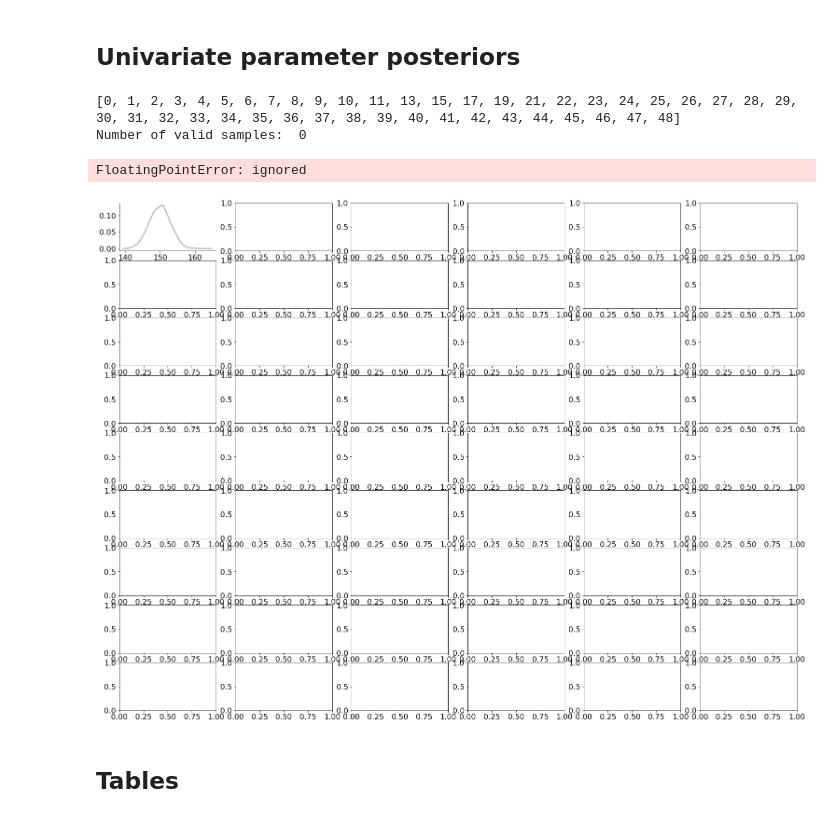
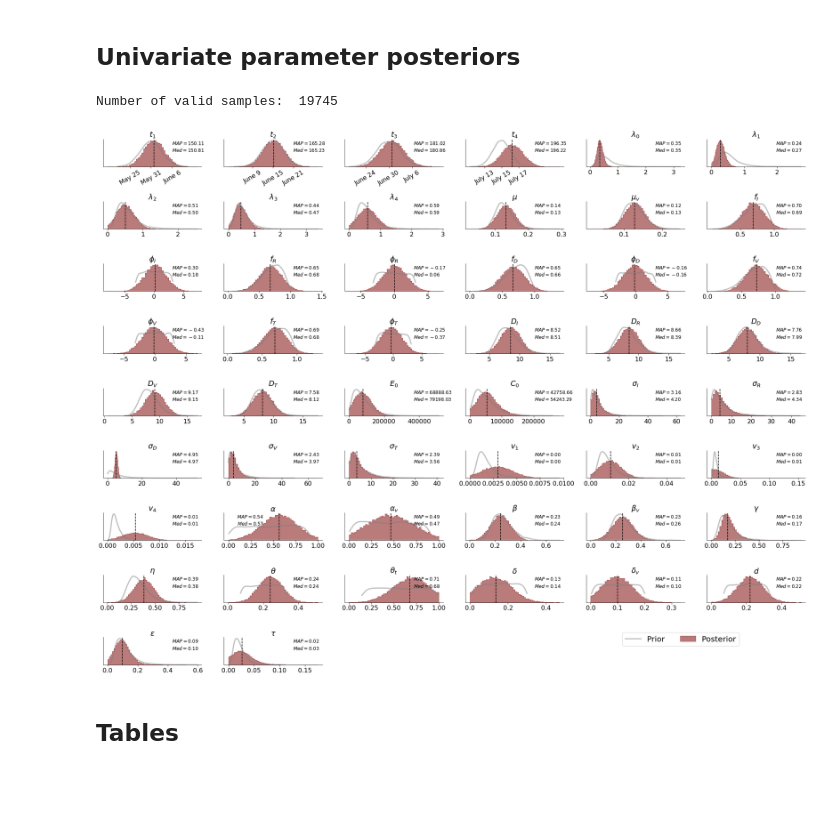
Before and after one commit to totalimba/aml, a Jupyter notebook: Code/VaccinationModel.ipynb, the cells around one changed output. Drawn from its saved outputs; the diff is of its cells as text; code cells hidden in the pictures; blank space fills up the shorter version.

```diff
--- a/Code/VaccinationModel.ipynb
+++ b/Code/VaccinationModel.ipynb
@@ -33,6 +27,8 @@ recovered_cases_url = 'https://raw.githubusercontent.com/CSSEGISandData/COVID-19
 dead_cases_url = 'https://raw.githubusercontent.com/CSSEGISandData/COVID-19/master/csse_covid_19_data/csse_covid_19_time_series/time_series_covid19_deaths_global.csv'
 vaccinated_url = 'https://raw.githubusercontent.com/govex/COVID-19/master/data_tables/vaccine_data/global_data/time_series_covid19_vaccine_global.csv'
 symptomatic_data = './Klinische_Aspekte.csv'
+
+days_until_full_protection = 14
 
 confirmed_cases = pd.read_csv(confirmed_cases_url, sep=',')
 recovered_cases = pd.read_csv(recovered_cases_url, sep=',', dtype={"08/04/2021": np.float64})
@@ -67,12 +63,12 @@ vaccinated = vaccinations[(vaccinations["Country_Region"] == "Germany") &
                           (pd.to_datetime(vaccinations["Date"]) <= pd.to_datetime(date_data_end))]
 # filter only the column of fully vaccinated persons
 vaccinated = np.array(vaccinated)[:,4]
-vaccinated = np.concatenate([np.zeros(cases_obs.shape[0] - vaccinated.shape[0]), vaccinated]).astype(int)
+vaccinated = np.concatenate([np.zeros(days_until_full_protection + cases_obs.shape[0] - vaccinated.shape[0]), vaccinated[:-days_until_full_protection]]).astype(int)
 
-nonsymptomatic = nonsymptomatic[nonsymptomatic[:,0]=="2021", 7]
-nonsymptomatic_rate = np.zeros(len(nonsymptomatic)*7)
-for i in range(len(nonsymptomatic)):
-    rate = format_percentage(nonsymptomatic[i])
+nonsymptomatic_obs = nonsymptomatic[nonsymptomatic[:,0]=="2021", 7]
+nonsymptomatic_rate = np.zeros(len(nonsymptomatic_obs)*7)
+for i in range(len(nonsymptomatic_obs)):
+    rate = format_percentage(nonsymptomatic_obs[i])
     nonsymptomatic_rate[7*i:7*(i+1)] = [rate] *7
 
 data_germany = np.stack([cases_obs, recovered_obs, dead_obs, vaccinated, np.zeros(len(cases_obs))]).T
@@ -491,7 +487,7 @@ inv_meta = {
     'w_decay': 0.0,
     'initializer': 'glorot_uniform'
 }
-n_summary = 192
+n_summary = 200
 n_inv_blocks = 6
 
 param_names = [r'$t_1$', r'$t_2$', r'$t_3$', r'$t_4$',
@@ -502,7 +498,7 @@ param_names = [r'$t_1$', r'$t_2$', r'$t_3$', r'$t_4$',
                r'$\sigma_I$', r'$\sigma_R$', r'$\sigma_D$', r'$\sigma_V$', r'$\sigma_T$',
                r'$v_1$', r'$v_2$', r'$v_3$', r'$v_4$',
                r'$\alpha$', r'$\alpha_v$', r'$\beta$', r'$\beta_v$', r'$\gamma$',
-               r'$\eta$', r'$\theta$', r'$\delta$', r'$\delta_v$', r'$d$',
+               r'$\eta$', r'$\theta$', r'$\theta_t$', r'$\delta$', r'$\delta_v$', r'$d$',
                r'$\epsilon$', r'$\tau$']
 
 theta_dim = len(param_names)
@@ -662,12 +658,23 @@ def plot_posteriors_germany(n_samples,
     # Plot settings
     plt.rcParams['font.size'] = font_size
     norm_data = (data - mean_g) / std_g
-    samples = model.sample(norm_data, n_samples, to_numpy=True)
 
-    idx_nonzero = [i for i, e in enumerate(param_names) if 'phi' not in e]
-    samples = samples[np.sum(samples[:, idx_nonzero] < 0, axis=1) == 0]
+    valid_samples = np.zeros((0,0))
+    while valid_samples.shape[0] < n_samples:
+        samples = model.sample(norm_data, n_samples*100, to_numpy=True)
+        idx_nonzero = [i for i, e in enumerate(param_names) if 'phi' not in e]
+        samples = samples[np.sum(samples[:, idx_nonzero] < 0, axis=1) == 0]
+        # cut samples with SIR probabilities > 1
+        samples = samples[np.sum(samples[:, -13:] > 1, axis=1) == 0]
+
+        if samples.shape[0] > 0:
+            if valid_samples.shape[0] == 0:
+                valid_samples = samples
+            else:
+                valid_samples = np.concatenate((valid_samples, samples))
+
     idx_alpha = param_names.index('$\\alpha$')
-    print('Number of valid samples: ', samples.shape[0])
+    print('Number of valid samples: ', valid_samples.shape[0])
     num_rows = theta_dim//6 + 1
     num_columns = 6
     f, ax = plt.subplots(num_rows, num_columns, figsize=figsize)
@@ -675,12 +682,12 @@ def plot_posteriors_germany(n_samples,
 
         x_fill, y_fill = get_kde(prior_samples[:, i])
         ax.flat[i].plot(x_fill, y_fill, alpha=0.5, color='gray', lw=3, label='Prior')
-        sns.histplot(samples[:, i], kde=False, bins=bins, ax=ax.flat[i], stat='density',
+        sns.histplot(valid_samples[:, i], kde=False, bins=bins, ax=ax.flat[i], stat='density',
                      color='#a34f4f', element='step', label='Posterior')
 
         ax.flat[i].spines['right'].set_visible(False)
         ax.flat[i].spines['top'].set_visible(False)
-        ax.flat[i].axvline(np.median(samples[:, i]), color='black', linestyle='dashed')
+        ax.flat[i].axvline(np.median(valid_samples[:, i]), color='black', linestyle='dashed')
         ax.flat[i].set_title(param_names[i], pad=0.4)
         ax.flat[i].set_ylim([0, ax.flat[i].get_ylim()[1]])
         if i == idx_alpha:
@@ -704,8 +711,8 @@ def plot_posteriors_germany(n_samples,
             lg = f.legend(loc='lower right', bbox_to_anchor=(0.9, 0.04),
                      ncol=2, fontsize=20, borderaxespad=1)
 
-        med = np.median(samples[:, i])
-        MAP = estimate_map(samples[:map_samples, i])
+        med = np.median(valid_samples[:, i])
+        MAP = estimate_map(valid_samples[:map_samples, i])
         ax.flat[i].text(xx, 0.85, r'$MAP={:.2f}$'.format(MAP),
                      horizontalalignment=align,
                      verticalalignment='center',
@@ -743,16 +750,14 @@ days = ['January {}'.format(i) for i in range(1,32)] + \
 n_prior_samples = 5000
 prior_samples = np.array([prior_sir() + prior_secir() for _ in range(n_prior_samples)])
 # %%
-plot_posteriors_germany(150000,
+plot_posteriors_germany(1000,
                         data_germany_tensor,
                         bins=50, figsize=(26, 20),
                         filename='Marginal_Posteriors_Germany',
                         map_samples=1000)
 # %% [output]
-[0, 1, 2, 3, 4, 5, 6, 7, 8, 9, 10, 11, 13, 15, 17, 19, 21, 22, 23, 24, 25, 26, 27, 28, 29, 30, 31, 32, 33, 34, 35, 36, 37, 38, 39, 40, 41, 42, 43, 44, 45, 46, 47, 48]
-Number of valid samples:  0
+Number of valid samples:  19745
-FloatingPointError: ignored
-[figure, old version]
+[figure, new version]
 # %% [markdown]
 ## Tables
 # %%
```
Also changed, not shown: parts of 27 cells of this notebook, 15 other files.
